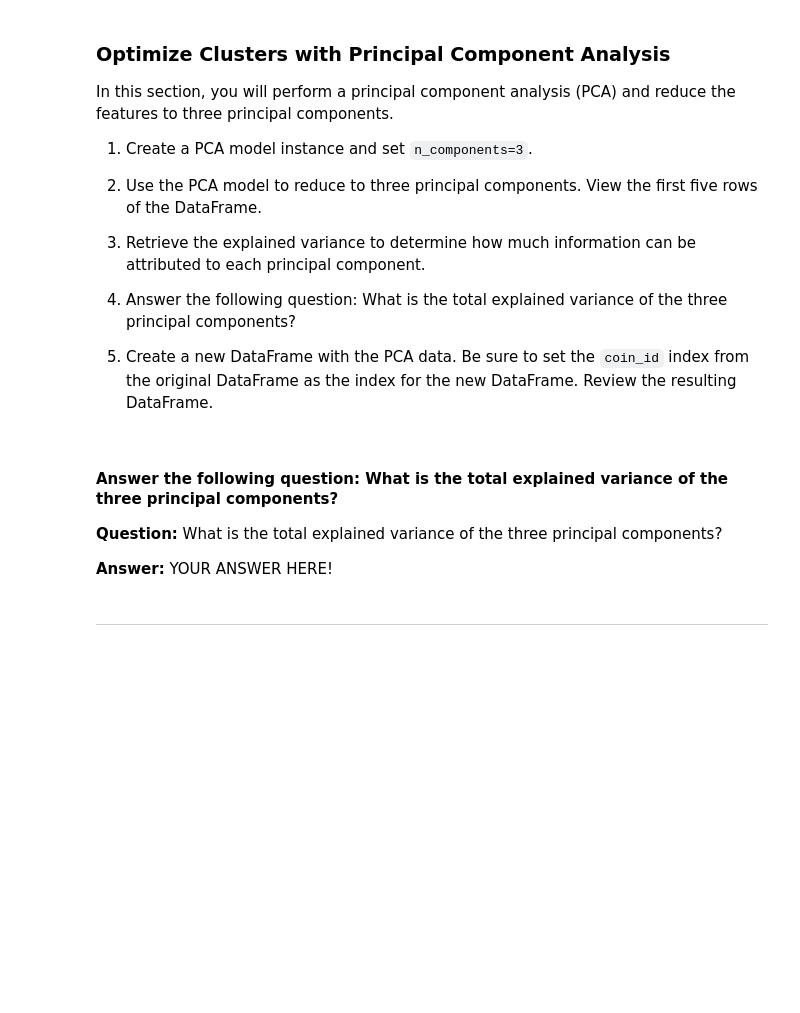
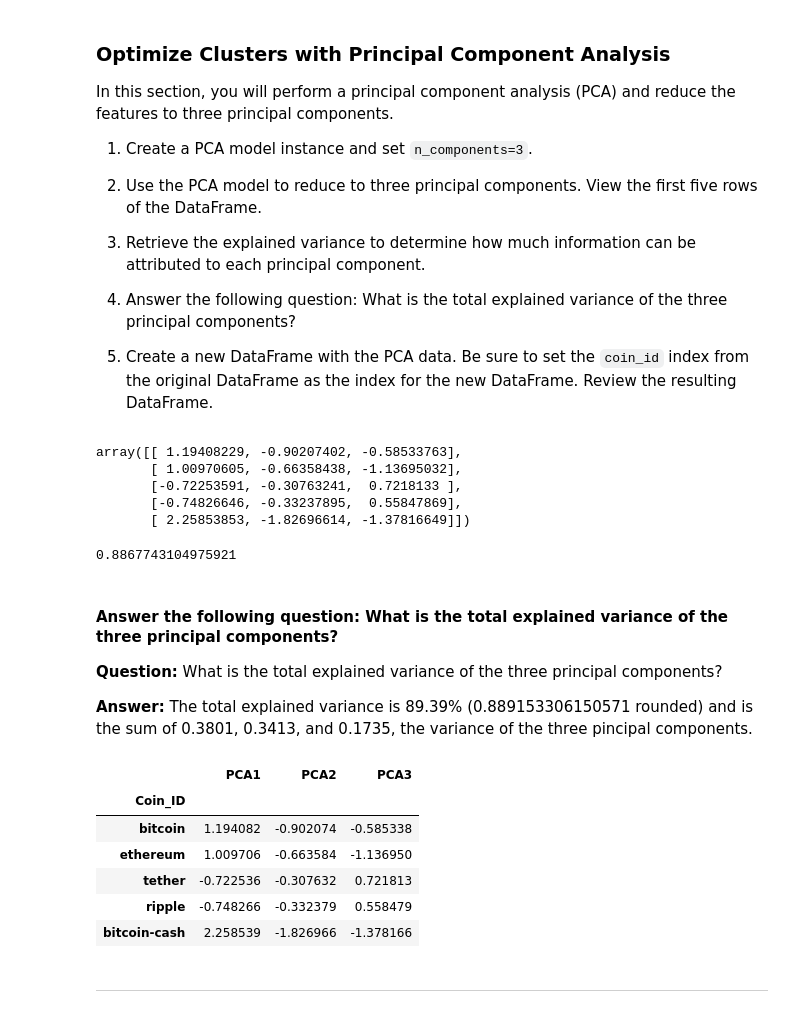
Before and after one commit to toniahurst/FinTech_Module_10, a Jupyter notebook: Starter_Code/crypto_investments.ipynb, the cells around one changed output. Saved outputs shown, nothing was run; the diff lists cells and outputs as text; code cells hidden in the pictures; blank space fills up the shorter version.

```diff
--- a/Starter_Code/crypto_investments.ipynb
+++ b/Starter_Code/crypto_investments.ipynb
@@ -198,8 +213,8 @@ model.fit(df_market_data_scaled)
 KMeans(n_clusters=4)
 # %%
 # Predict the clusters to group the cryptocurrencies using the scaled data
-customer_segments = model.predict(df_market_data_scaled)
+crypto_clusters = model.predict(df_market_data_scaled)
 
 # View the resulting array of cluster values.
-print(customer_segments)
+print(crypto_clusters)
 # %% [output]
@@ -208,6 +223,6 @@ print(customer_segments)
 # %%
 # Add a new column to the DataFrame with the predicted clusters
-df_market_data_scaled["Customer Segment"] = customer_segments
+df_market_data_scaled["Crypto Clusters"] = crypto_clusters
 
 # Display sample data
 df_market_data_scaled.head()
@@ -257,35 +273,51 @@ pca= PCA(n_components=3)
 df_market_data_scaled_pca = pca.fit_transform(df_market_data_scaled)
 
 # View the first five rows of the DataFrame.
-df_market_data_scaled_pca,head()
+df_market_data_scaled_pca[:5]
+# %% [output]
+array([[ 1.19408229, -0.90207402, -0.58533763],
+       [ 1.00970605, -0.66358438, -1.13695032],
+       [-0.72253591, -0.30763241,  0.7218133 ],
+       [-0.74826646, -0.33237895,  0.55847869],
+       [ 2.25853853, -1.82696614, -1.37816649]])
 # %%
 # Retrieve the explained variance to determine how much information
 # can be attributed to each principal component.
-pca.explained_variance_ratio_
+sum(pca.explained_variance_ratio_)
+# %% [output]
+0.8867743104975921
 # %% [markdown]
 #### Answer the following question: What is the total explained variance of the three principal components?
 
 **Question:** What is the total explained variance of the three principal components?
 
-**Answer:** YOUR ANSWER HERE!
+**Answer:** The total explained variance is 89.39% (0.889153306150571 rounded) and is the sum of 0.3801, 0.3413, and 0.1735, the variance of the three pincipal components.
 # %%
 # Create a new DataFrame with the PCA data.
 # Note: The code for this step is provided for you
 
 # Creating a DataFrame with the PCA data
 df_market_data_pca = pd.DataFrame(
     df_market_data_scaled_pca,
-    columns=["PC1", "PC2"]
+    columns=["PCA1", "PCA2", "PCA3"]
 )
 
 # Copy the crypto names from the original data
-# YOUR CODE HERE!
+df_market_data_pca["Coin_ID"] = df_market_data_scaled.index
 
 # Set the coinid column as index
-# YOUR CODE HERE!
+df_market_data_pca.set_index('Coin_ID', inplace=True)
 
 # Display sample data
-# YOUR CODE HERE!
+df_market_data_pca.head()
+# %% [output]
+|  | PCA1 | PCA2 | PCA3 |
+| Coin_ID |  |  |  |
+| bitcoin | 1.194082 | -0.902074 | -0.585338 |
+| ethereum | 1.009706 | -0.663584 | -1.136950 |
+| tether | -0.722536 | -0.307632 | 0.721813 |
+| ripple | -0.748266 | -0.332379 | 0.558479 |
+| bitcoin-cash | 2.258539 | -1.826966 | -1.378166 |
 # %% [markdown]
 ---
 # %% [markdown]
```
Also changed, not shown: parts of 18 cells of this notebook.
